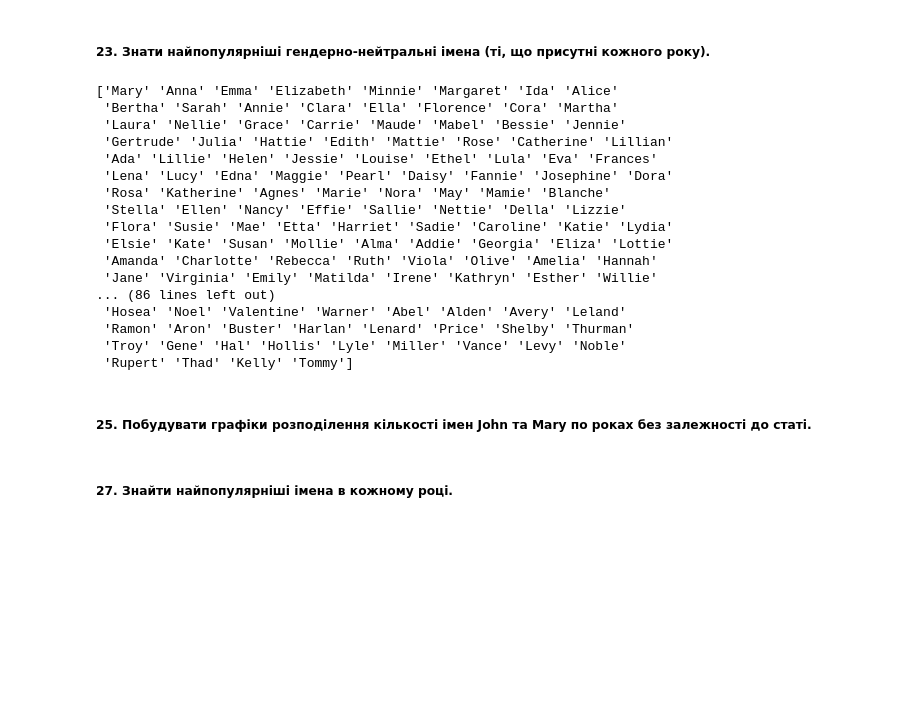
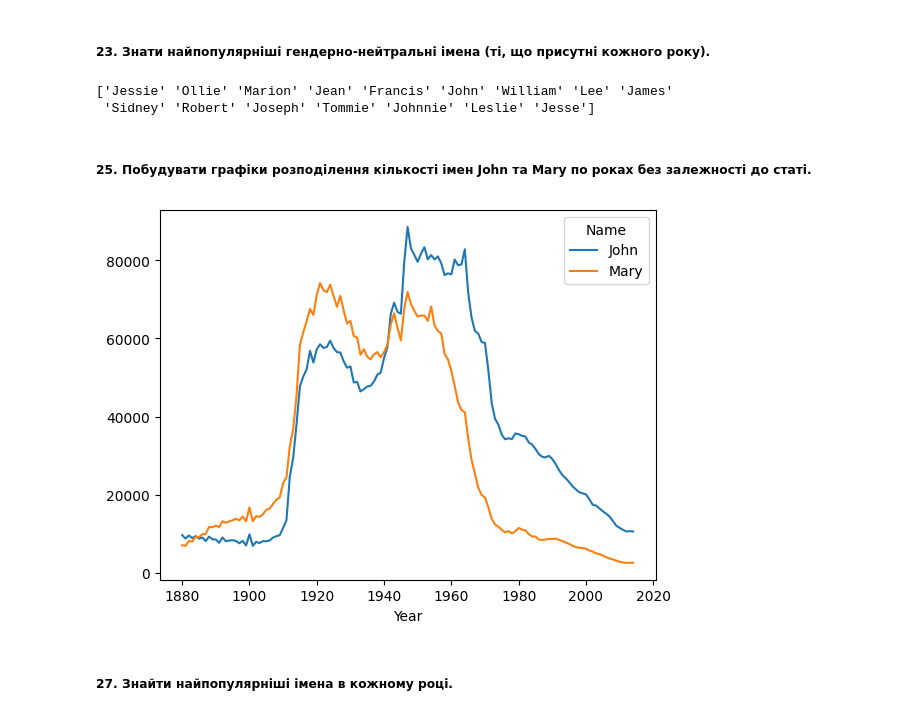
Before and after one commit to Artem259/univ4.2_ISM, a Jupyter notebook: lab3/task.ipynb, the cells around one changed output. Drawn from its saved outputs; the diff is of its cells as text; code cells hidden in the pictures; blank space fills up the shorter version.

```diff
--- a/lab3/task.ipynb
+++ b/lab3/task.ipynb
@@ -165,35 +172,26 @@ print(res_21)
 4139
 # %% [markdown]
 ##### 23. Знати найпопулярніші гендерно-нейтральні імена (ті, що присутні кожного року).
-# %%
-years_list = df["Year"].unique()
-res_23 = df.groupby("Name")
-res_23 = res_23.filter(lambda x: ("M" in x["Gender"].values) and ("F" in x["Gender"].values))
-res_23 = res_23.groupby("Name").filter(lambda x: all((year in x["Year"].values) for year in years_list))
-res_23 = res_23["Name"].unique()
-print(res_23)
-# %% [output]
-['Mary' 'Anna' 'Emma' 'Elizabeth' 'Minnie' 'Margaret' 'Ida' 'Alice'
- 'Bertha' 'Sarah' 'Annie' 'Clara' 'Ella' 'Florence' 'Cora' 'Martha'
- 'Laura' 'Nellie' 'Grace' 'Carrie' 'Maude' 'Mabel' 'Bessie' 'Jennie'
- 'Gertrude' 'Julia' 'Hattie' 'Edith' 'Mattie' 'Rose' 'Catherine' 'Lillian'
- 'Ada' 'Lillie' 'Helen' 'Jessie' 'Louise' 'Ethel' 'Lula' 'Eva' 'Frances'
- 'Lena' 'Lucy' 'Edna' 'Maggie' 'Pearl' 'Daisy' 'Fannie' 'Josephine' 'Dora'
- 'Rosa' 'Katherine' 'Agnes' 'Marie' 'Nora' 'May' 'Mamie' 'Blanche'
- 'Stella' 'Ellen' 'Nancy' 'Effie' 'Sallie' 'Nettie' 'Della' 'Lizzie'
- 'Flora' 'Susie' 'Mae' 'Etta' 'Harriet' 'Sadie' 'Caroline' 'Katie' 'Lydia'
- 'Elsie' 'Kate' 'Susan' 'Mollie' 'Alma' 'Addie' 'Georgia' 'Eliza' 'Lottie'
- 'Amanda' 'Charlotte' 'Rebecca' 'Ruth' 'Viola' 'Olive' 'Amelia' 'Hannah'
- 'Jane' 'Virginia' 'Emily' 'Matilda' 'Irene' 'Kathryn' 'Esther' 'Willie'
-... (86 lines left out)
- 'Hosea' 'Noel' 'Valentine' 'Warner' 'Abel' 'Alden' 'Avery' 'Leland'
- 'Ramon' 'Aron' 'Buster' 'Harlan' 'Lenard' 'Price' 'Shelby' 'Thurman'
- 'Troy' 'Gene' 'Hal' 'Hollis' 'Lyle' 'Miller' 'Vance' 'Levy' 'Noble'
- 'Rupert' 'Thad' 'Kelly' 'Tommy']
+# %%
+years_n = df["Year"].nunique()
+genders_n = df["Gender"].nunique()  # 2??
+res_23 = df.groupby("Name")
+res_23 = res_23.filter(lambda x: len(x) == 2 * years_n)
+res_23 = res_23["Name"].unique()
+print(res_23)
+# %% [output]
+['Jessie' 'Ollie' 'Marion' 'Jean' 'Francis' 'John' 'William' 'Lee' 'James'
+ 'Sidney' 'Robert' 'Joseph' 'Tommie' 'Johnnie' 'Leslie' 'Jesse']
 # %% [markdown]
 ##### 25. Побудувати графіки розподілення кількості імен John та Mary по роках без залежності до статі.
 # %%
-# TODO
+res_19 = df[(df["Name"] == "John") | (df["Name"] == "Mary")].groupby(["Year", "Name"])["Count"].sum().unstack()
+res_19 = res_19.plot()
+res_19.set_xlabel("Year")
+res_19.ticklabel_format(style="plain")
+res_19.legend(title="Name");
+# %% [output]
+[figure, added]
 # %% [markdown]
 ##### 27. Знайти найпопулярніші імена в кожному році.
 # %% [markdown]
```
Also changed, not shown: parts of 2 cells of this notebook, 1 other file.
